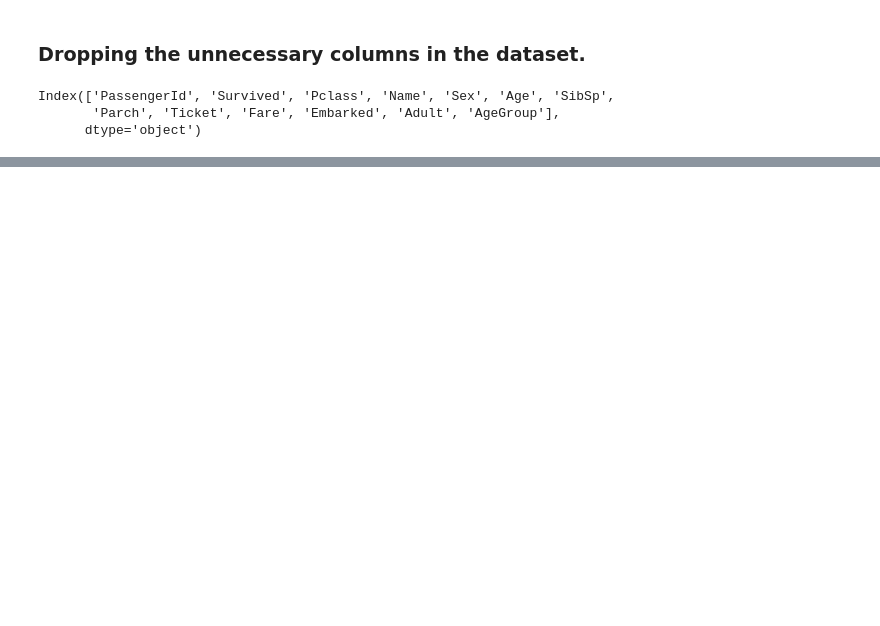
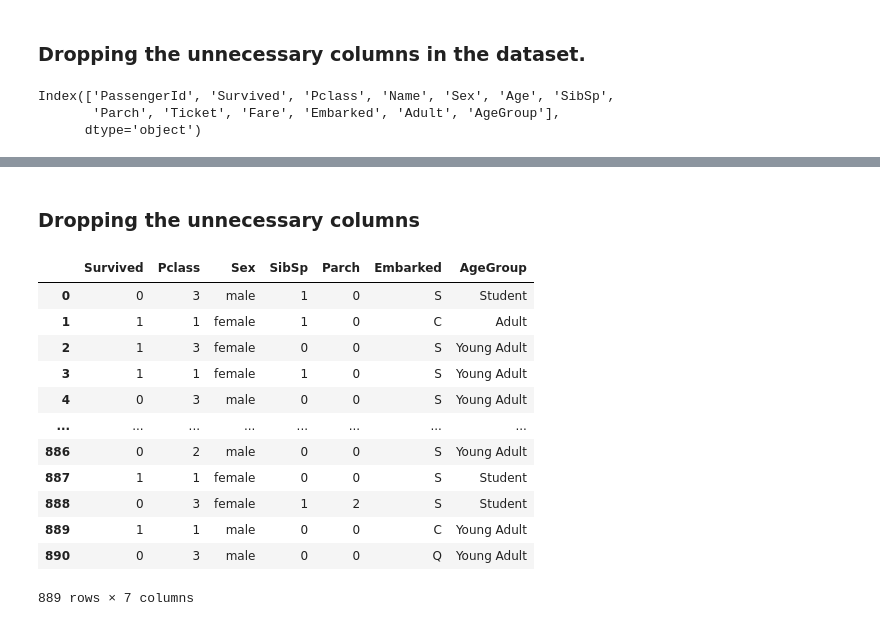
Before and after one commit to Vikram-kaki/Data-Science, a Jupyter notebook: Machine Learning/Projects/Titanic/NoteBook.ipynb, the cells around one changed output, grey strips where cells are left out. Saved outputs shown, nothing was run; the diff lists cells and outputs as text; code cells hidden in the pictures; blank space fills up the shorter version.

```diff
--- a/Machine Learning/Projects/Titanic/NoteBook.ipynb
+++ b/Machine Learning/Projects/Titanic/NoteBook.ipynb
@@ -364,0 +466,20 @@ dtype: int64
+# %% [markdown]
+### Dropping the unnecessary columns
+# %%
+file1.drop(['Age', 'Name', 'Initial'], axis =1, inplace = True)
+# %%
+file1
+# %% [output]
+|  | Survived | Pclass | Sex | SibSp | Parch | Embarked | AgeGroup |
+| 0 | 0 | 3 | male | 1 | 0 | S | Student |
+| 1 | 1 | 1 | female | 1 | 0 | C | Adult |
+| 2 | 1 | 3 | female | 0 | 0 | S | Young Adult |
+| 3 | 1 | 1 | female | 1 | 0 | S | Young Adult |
+| 4 | 0 | 3 | male | 0 | 0 | S | Young Adult |
+| ... | ... | ... | ... | ... | ... | ... | ... |
+| 886 | 0 | 2 | male | 0 | 0 | S | Young Adult |
+| 887 | 1 | 1 | female | 0 | 0 | S | Student |
+| 888 | 0 | 3 | female | 1 | 2 | S | Student |
+| 889 | 1 | 1 | male | 0 | 0 | C | Young Adult |
+| 890 | 0 | 3 | male | 0 | 0 | Q | Young Adult |
+889 rows × 7 columns
```
Also changed, not shown: parts of 23 cells of this notebook.
